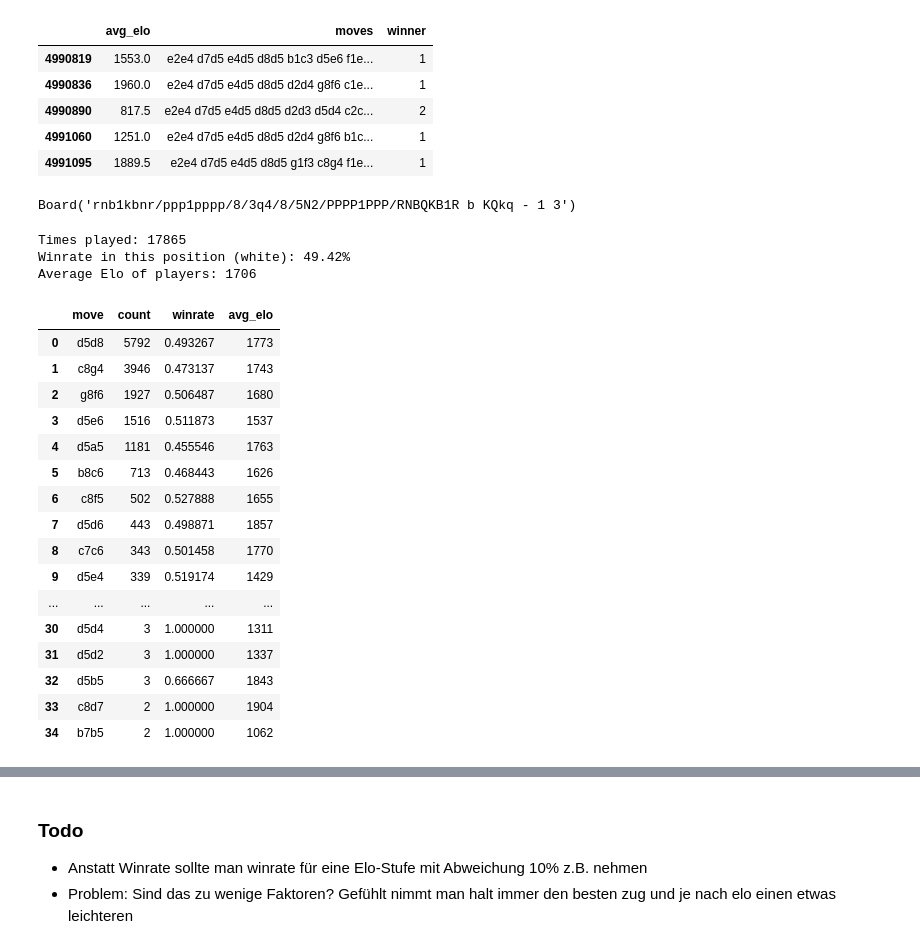
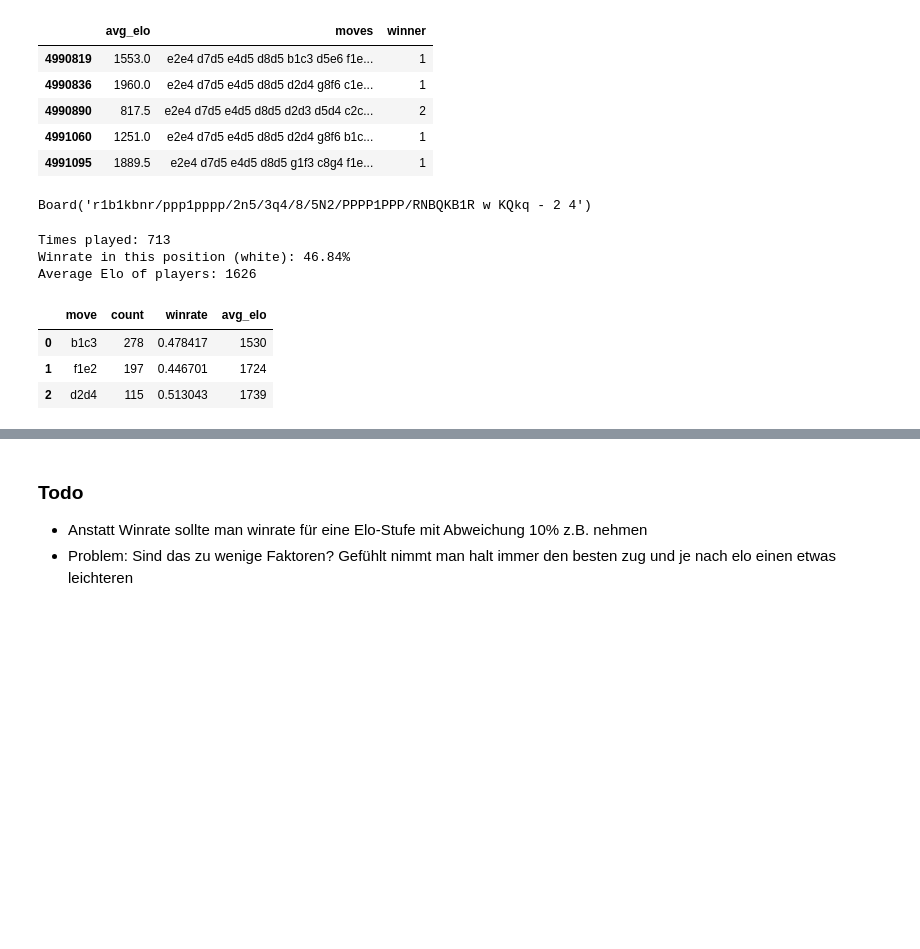
Before and after one commit to croco22/chess, a Jupyter notebook: recommendation_analysis.ipynb, the cells around one changed output, grey strips where cells are left out. Saved outputs shown, nothing was run; the diff lists cells and outputs as text; code cells hidden in the pictures; blank space fills up the shorter version.

```diff
--- a/recommendation_analysis.ipynb
+++ b/recommendation_analysis.ipynb
@@ -22,8 +22,8 @@ df.tail()
 # %%
 sample_row = df.sample(1).iloc[0]
 moves_arr = sample_row['moves'].split()
-cutoff = min(random.randint(5, len(moves_arr) - 1), 10)
-moves = moves_arr[:cutoff]
+# cutoff = min(random.randint(5, len(moves_arr) - 1), 10)
+moves = moves_arr[:6]
 
 board = chess.Board()
 for uci in moves:
@@ -31,7 +31,7 @@ for uci in moves:
 
 board
 # %% [output]
-Board('rnb1kbnr/ppp1pppp/8/3q4/8/5N2/PPPP1PPP/RNBQKB1R b KQkq - 1 3')
+Board('r1b1kbnr/ppp1pppp/2n5/3q4/8/5N2/PPPP1PPP/RNBQKB1R w KQkq - 2 4')
 # %%
 prefix = ' '.join(moves)
 mask = df['moves'].str.startswith(prefix)
@@ -45,52 +45,39 @@ print(f"Times played: {num_games}")
 print(f"Winrate in this position (white): {winrate_white:.2%}")
 print(f"Average Elo of players: {avg_elo_current}")
 # %% [output]
-Times played: 17865
-Winrate in this position (white): 49.42%
-Average Elo of players: 1706
+Times played: 713
+Winrate in this position (white): 46.84%
+Average Elo of players: 1626
 # %%
 results = []
 for move in board.legal_moves:
     uci = move.uci()
     prefix2 = f"{prefix} {uci}"
     mask2 = df['moves'].str.startswith(prefix2)
     num = mask2.sum()
     if num > 0:
         wins = (df.loc[mask2, 'winner'] == 1).sum()
         winrate = wins / num
         elo_mean = int(df.loc[mask2, 'avg_elo'].mean())
     else:
         winrate, elo_mean = 0, 0
     results.append({
         'move': uci,
         'count': num,
         'winrate': winrate,
         'avg_elo': elo_mean
     })
 
 df_next = (
     pd.DataFrame(results)
-    .query("count > 1")
+    .query("count > 100")
     .sort_values("count", ascending=False)
     .reset_index(drop=True)
 )
 
 df_next
 # %% [output]
 |  | move | count | winrate | avg_elo |
-| 0 | d5d8 | 5792 | 0.493267 | 1773 |
-| 1 | c8g4 | 3946 | 0.473137 | 1743 |
-| 2 | g8f6 | 1927 | 0.506487 | 1680 |
-| 3 | d5e6 | 1516 | 0.511873 | 1537 |
-| 4 | d5a5 | 1181 | 0.455546 | 1763 |
-| 5 | b8c6 | 713 | 0.468443 | 1626 |
-| 6 | c8f5 | 502 | 0.527888 | 1655 |
-| 7 | d5d6 | 443 | 0.498871 | 1857 |
-| 8 | c7c6 | 343 | 0.501458 | 1770 |
-| 9 | d5e4 | 339 | 0.519174 | 1429 |
-| ... | ... | ... | ... | ... |
-| 30 | d5d4 | 3 | 1.000000 | 1311 |
-| 31 | d5d2 | 3 | 1.000000 | 1337 |
-| 32 | d5b5 | 3 | 0.666667 | 1843 |
-| 33 | c8d7 | 2 | 1.000000 | 1904 |
-| 34 | b7b5 | 2 | 1.000000 | 1062 |
+| 0 | b1c3 | 278 | 0.478417 | 1530 |
+| 1 | f1e2 | 197 | 0.446701 | 1724 |
+| 2 | d2d4 | 115 | 0.513043 | 1739 |
```
Also changed, not shown: parts of 11 cells of this notebook, 2 other files.
